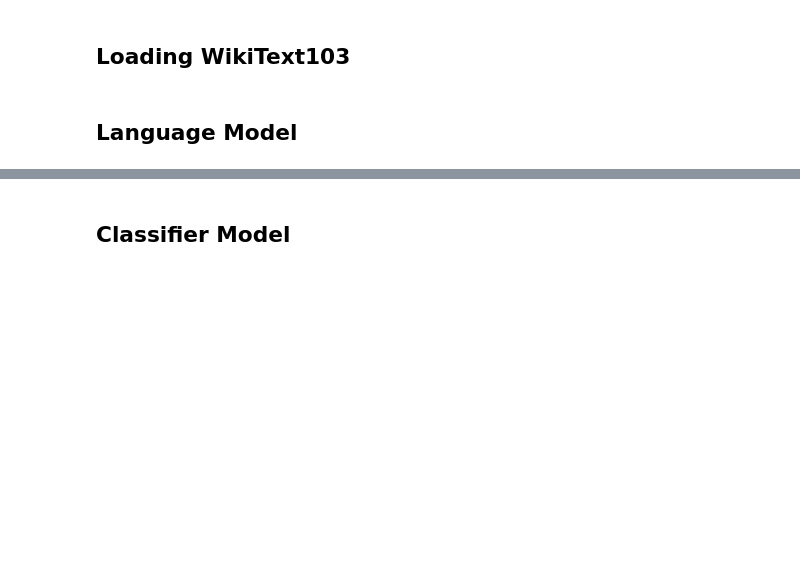
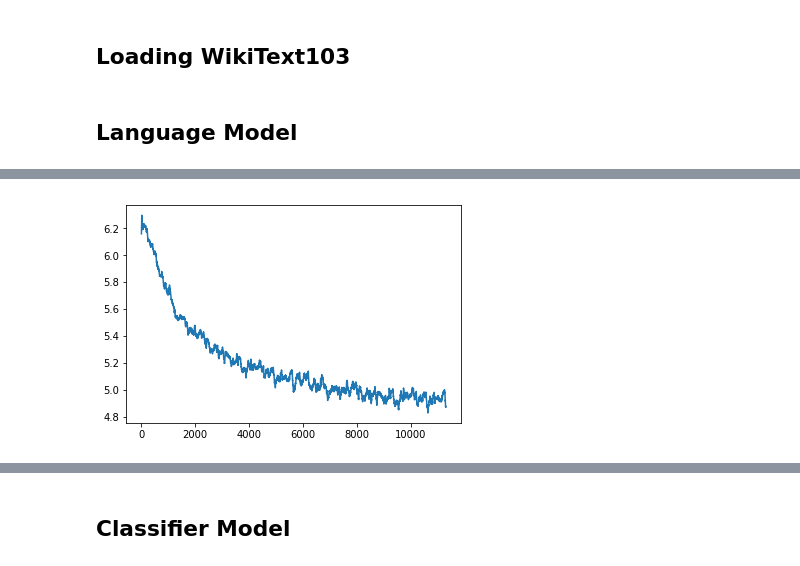
Before and after one commit to JerAguilon/Transfer-Learning-NLP, a Jupyter notebook: toxic_comments_classifier.ipynb, the cells around one changed output, grey strips where cells are left out. Cells and saved outputs as stored; diff of their text form; code cells hidden in the pictures; blank space fills up the shorter version.

```diff
--- a/toxic_comments_classifier.ipynb
+++ b/toxic_comments_classifier.ipynb
@@ -214,7 +253,7 @@ wgts['1.decoder.weight'] = T(np.copy(new_wgts))
 # %%
 wd = 1e-7
 bptt = 70
-bs = 50
+bs = 32
 opt_fn = partial(optim.Adam, betas=(.8, .99))
 # %%
 train_lm = np.array([[string_to_int[o] for o in p] for p in train_text])
@@ -260,0 +311,4 @@ learner.save_encoder('lm1_enc')
+# %%
+learner.sched.plot_loss()
+# %% [output]
+[figure, added]
```
Also changed, not shown: parts of 17 cells of this notebook.
